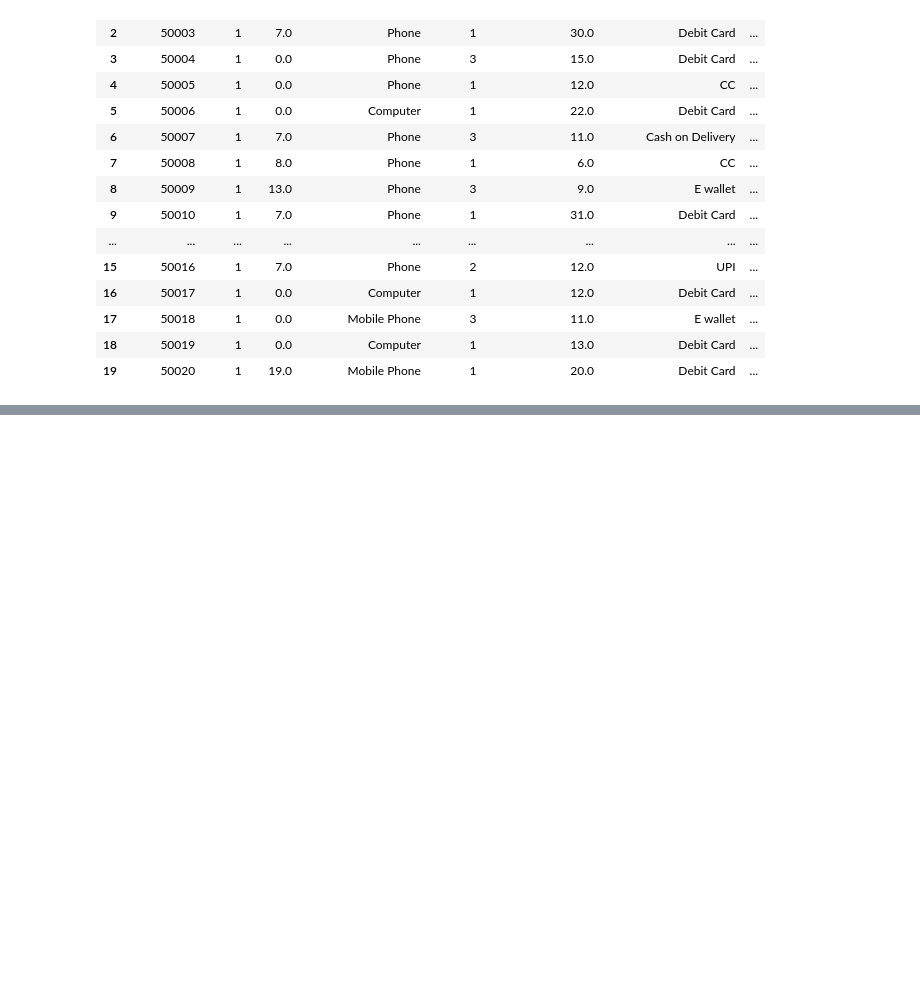
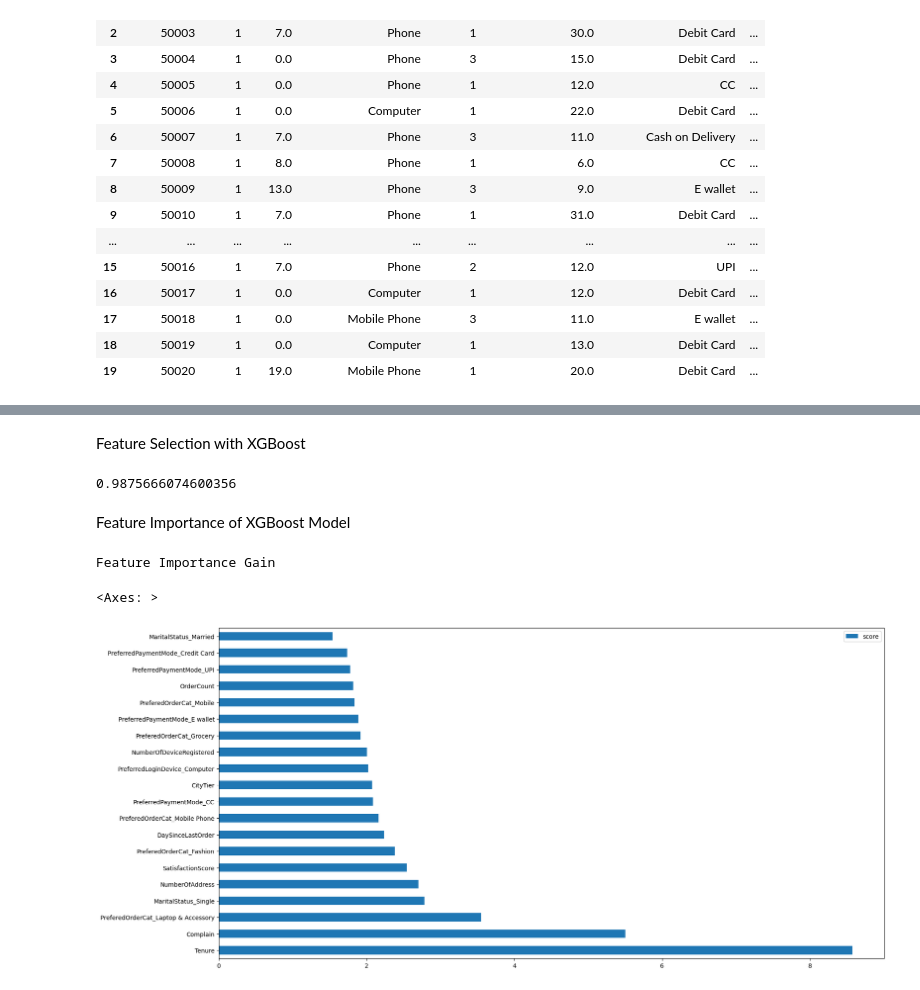
Before and after one commit to errortax/Thesis_1, a Jupyter notebook: work1.ipynb, the cells around one changed output, grey strips where cells are left out. Drawn from its saved outputs; the diff is of its cells as text; code cells hidden in the pictures; blank space fills up the shorter version.

Commit message:
model using XGBoost and SMOTE

```diff
--- a/work1.ipynb
+++ b/work1.ipynb
@@ -509,0 +537,8 @@ df.head(20)
+# %%
+from sklearn.model_selection import train_test_split
+X = df.drop('Churn', axis=1)
+y = df['Churn']
+# %%
+# One-hot encode categorical features
+X = pd.get_dummies(X)
+print(X.head())
@@ -509,0 +563,6 @@ df.head(20)
+# %%
+X_train, X_test, y_train, y_test = train_test_split(X, y, stratify=y, test_size=0.2, random_state=42)
+print("Training set size:", X_train.shape[0])
+print("Test set size:", X_test.shape[0])
+print("Number of features:", X_train.shape[1])
+print("Number of classes:", len(y.unique()))
@@ -509,0 +715,26 @@ df.head(20)
+# %% [markdown]
+Feature Selection with XGBoost
+# %%
+from xgboost import XGBClassifier
+final_model=XGBClassifier()
+final_model.fit(X_train, y_train)
+train_pred = final_model.predict(X_train)
+test_pred = final_model.predict(X_test)
+
+final_model.score(X_test, y_test)
+# %% [output]
+0.9875666074600356
+# %% [markdown]
+Feature Importance of XGBoost Model
+# %%
+print("Feature Importance Gain")
+feature_important = final_model.get_booster().get_score(importance_type="gain")
+keys = list(feature_important.keys())
+values = list(feature_important.values())
+
+data = pd.DataFrame(data=values, index=keys, columns=["score"]).sort_values(by = "score", ascending=False)
+data.nlargest(20, columns="score").plot(kind='barh', figsize = (20,10)) ## plot top 40 features
+# %% [output]
+Feature Importance Gain
+<Axes: >
+[figure, added]
```
Also changed, not shown: parts of 44 cells of this notebook.
